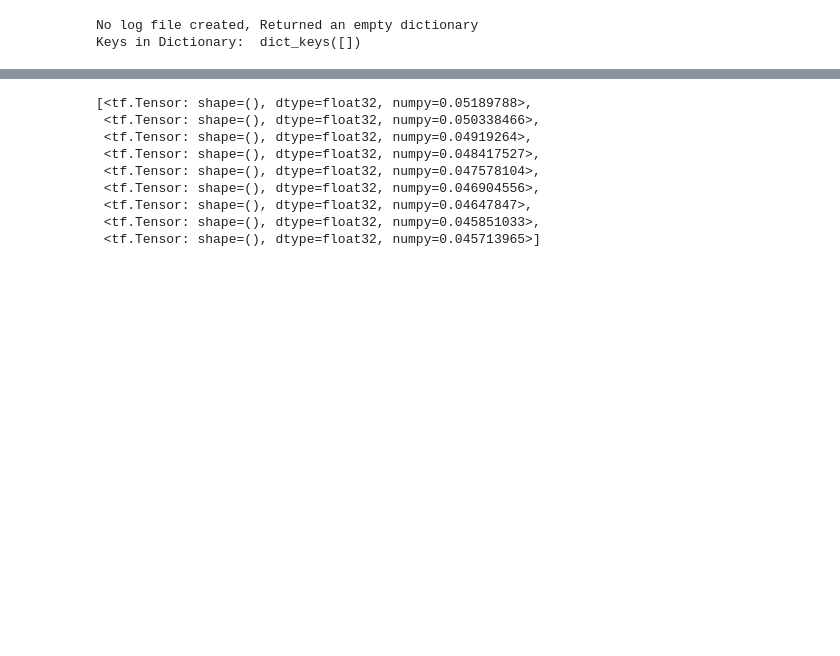
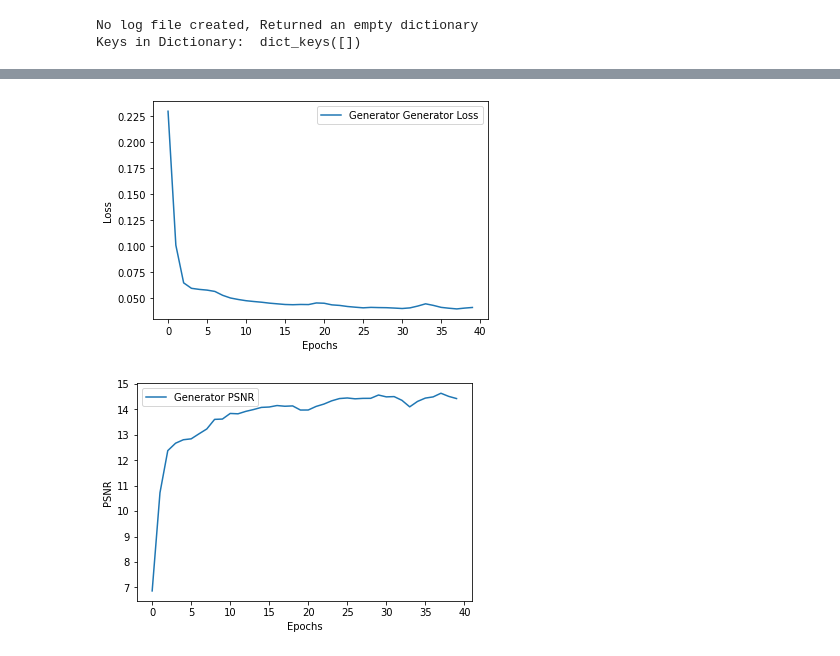
Before and after one commit to CoderSsVartak/Image-Reconstruction, a Jupyter notebook: image_reconstruction.ipynb, the cells around one changed output, grey strips where cells are left out. Saved outputs shown, nothing was run; the diff lists cells and outputs as text; code cells hidden in the pictures; blank space fills up the shorter version.

```diff
--- a/image_reconstruction.ipynb
+++ b/image_reconstruction.ipynb
@@ -585,4 +597,0 @@ gen_model.save('discriminator_15_epochs.h5')
-# %%
-logs = {'history_15': history}
-with open('logs.pickle', 'wb') as file:
-    pickle.dump(logs, file)
@@ -594,12 +598,25 @@ dict_keys(['history_15'])
-# %%
-history['generator_loss']
-# %% [output]
-[<tf.Tensor: shape=(), dtype=float32, numpy=0.05189788>,
- <tf.Tensor: shape=(), dtype=float32, numpy=0.050338466>,
- <tf.Tensor: shape=(), dtype=float32, numpy=0.04919264>,
- <tf.Tensor: shape=(), dtype=float32, numpy=0.048417527>,
- <tf.Tensor: shape=(), dtype=float32, numpy=0.047578104>,
- <tf.Tensor: shape=(), dtype=float32, numpy=0.046904556>,
- <tf.Tensor: shape=(), dtype=float32, numpy=0.04647847>,
- <tf.Tensor: shape=(), dtype=float32, numpy=0.045851033>,
- <tf.Tensor: shape=(), dtype=float32, numpy=0.045713965>]
+# %%
+def plot_curve(train_data=None, validation_data=None, name='', xlabel='', ylabel=''):
+
+    if train_data:
+        plt.plot(train_data, label=f'{name}')
+
+    if validation_data:
+        plt.plot(validation_data, label=f'{name}')
+
+    if xlabel:
+        plt.xlabel(xlabel)
+
+    if ylabel:
+        plt.ylabel(ylabel)
+
+    if name:
+        plt.legend()
+
+    plt.show()
+# %%
+plot_curve(logs['generator_loss'], name='Generator Loss', xlabel='Epochs', ylabel='Loss')
+plot_curve(logs['psnr'], name='PSNR', xlabel='Epochs', ylabel='PSNR')
+# %% [output]
+[figure, added]
+[figure, added]
```
Also changed, not shown: parts of 11 cells of this notebook.
